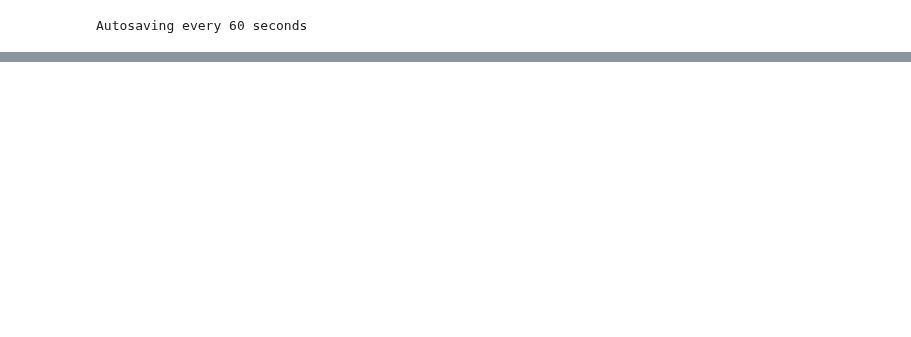
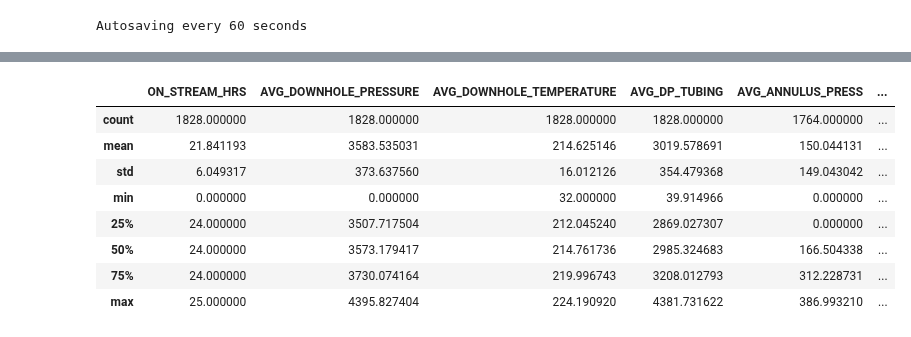
Before and after one commit to ashrafalaghbari/GA-TCN-LSTM, a Jupyter notebook: Data_pre-processing/data_cleaning.ipynb, the cells around one changed output, grey strips where cells are left out. Saved outputs shown, nothing was run; the diff lists cells and outputs as text; code cells hidden in the pictures; blank space fills up the shorter version.

```diff
--- a/Data_pre-processing/data_cleaning.ipynb
+++ b/Data_pre-processing/data_cleaning.ipynb
@@ -10,2 +14,15 @@ import pandas as pd
 # %%
 df = pd.read_csv("F_14.csv",  parse_dates=["DATEPRD"], index_col="DATEPRD")
+# %%
+#before manual cleaning
+df.describe()
+# %% [output]
+|  | ON_STREAM_HRS | AVG_DOWNHOLE_PRESSURE | AVG_DOWNHOLE_TEMPERATURE | AVG_DP_TUBING | AVG_ANNULUS_PRESS | ... |
+| count | 1828.000000 | 1828.000000 | 1828.000000 | 1828.000000 | 1764.000000 | ... |
+| mean | 21.841193 | 3583.535031 | 214.625146 | 3019.578691 | 150.044131 | ... |
+| std | 6.049317 | 373.637560 | 16.012126 | 354.479368 | 149.043042 | ... |
+| min | 0.000000 | 0.000000 | 32.000000 | 39.914966 | 0.000000 | ... |
+| 25% | 24.000000 | 3507.717504 | 212.045240 | 2869.027307 | 0.000000 | ... |
+| 50% | 24.000000 | 3573.179417 | 214.761736 | 2985.324683 | 166.504338 | ... |
+| 75% | 24.000000 | 3730.074164 | 219.996743 | 3208.012793 | 312.228731 | ... |
+| max | 25.000000 | 4395.827404 | 224.190920 | 4381.731622 | 386.993210 | ... |
```
Also changed, not shown: parts of 11 cells of this notebook.
